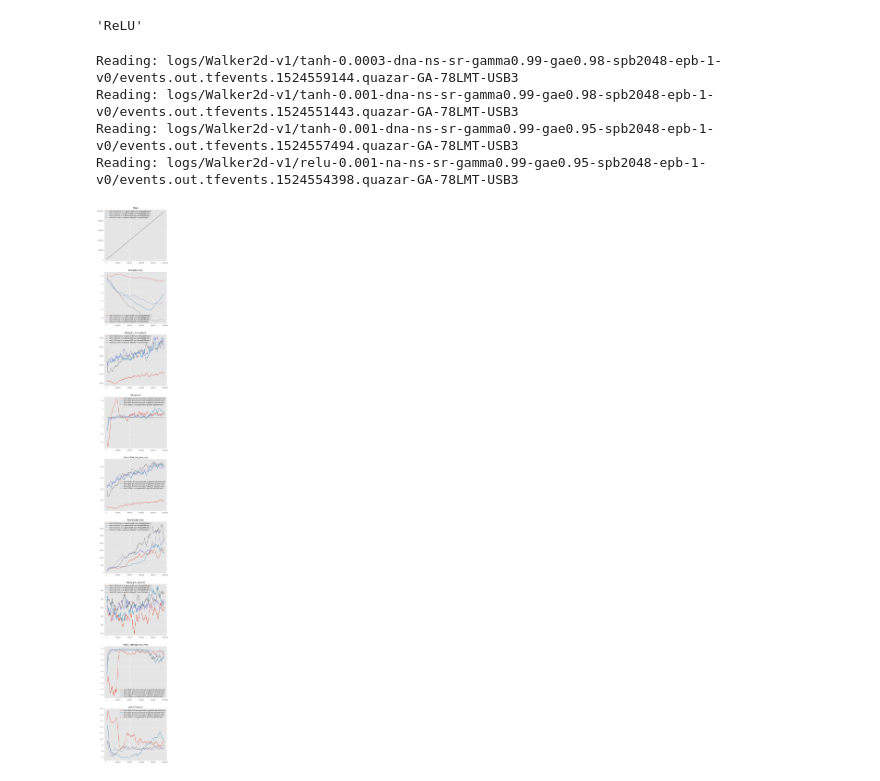
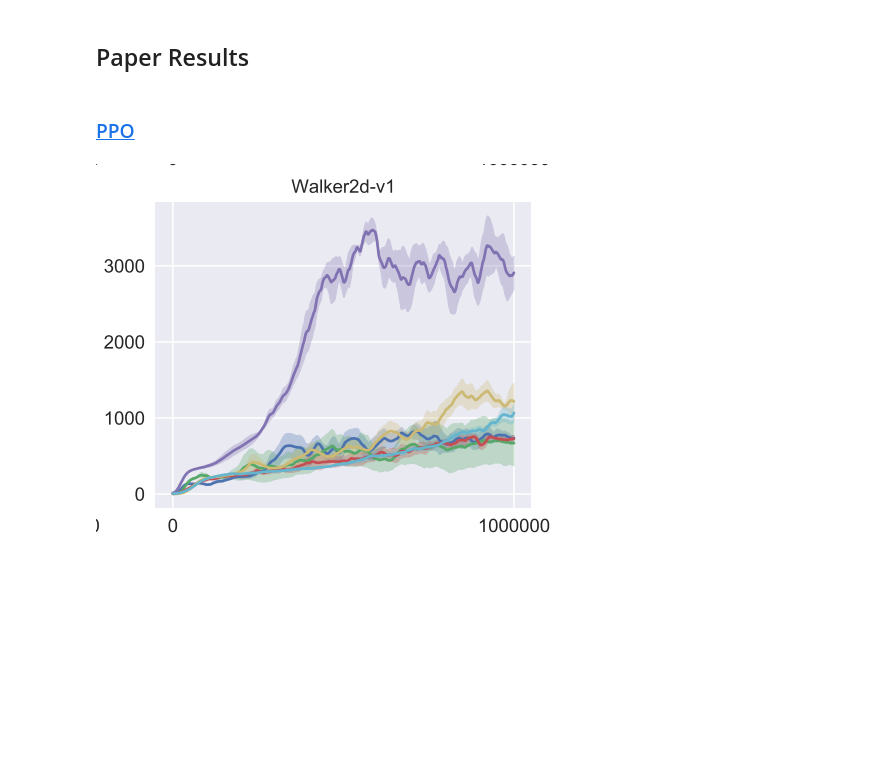
Before and after one commit to lgvaz/reward, a Jupyter notebook: benchmark/Walker2d.ipynb, the cells around one changed output. Cells and saved outputs as stored; diff of their text form; code cells hidden in the pictures; blank space fills up the shorter version.

```diff
--- a/benchmark/Walker2d.ipynb
+++ b/benchmark/Walker2d.ipynb
@@ -3,5 +1 @@ import torch.nn as nn
-# %%
-nn.ReLU.__name__
-# %% [output]
-'ReLU'
 # %%
@@ -8,12 +3,9 @@ nn.ReLU.__name__
 from utils import plot_logs
-# %%
-plot_logs(log_dir='./logs/Walker2d-v1/', tags=['tanh-0.0003-dna-ns-sr-gamma0.99-gae0.98-spb2048-epb-1',
-                                               'tanh-0.001-dna-ns-sr-gamma0.99-gae0.98-spb2048-epb-1',
-                                               'tanh-0.001-dna-ns-sr-gamma0.99-gae0.95-spb2048-epb-1',
-                                               'relu-0.001-na-ns-sr-gamma0.99-gae0.95-spb2048-epb-1'])
-# %% [output]
-Reading: logs/Walker2d-v1/tanh-0.0003-dna-ns-sr-gamma0.99-gae0.98-spb2048-epb-1-v0/events.out.tfevents.1524559144.quazar-GA-78LMT-USB3
-Reading: logs/Walker2d-v1/tanh-0.001-dna-ns-sr-gamma0.99-gae0.98-spb2048-epb-1-v0/events.out.tfevents.1524551443.quazar-GA-78LMT-USB3
-Reading: logs/Walker2d-v1/tanh-0.001-dna-ns-sr-gamma0.99-gae0.95-spb2048-epb-1-v0/events.out.tfevents.1524557494.quazar-GA-78LMT-USB3
-Reading: logs/Walker2d-v1/relu-0.001-na-ns-sr-gamma0.99-gae0.95-spb2048-epb-1-v0/events.out.tfevents.1524554398.quazar-GA-78LMT-USB3
-[figure, removed]
+# %% [markdown]
+## Paper Results
+# %% [markdown]
+### [PPO](arxiv.org/pdf/1707.06347.pdf)
+# %%
+Image('imgs/ppo/walker2d_paper.png')
+# %% [output]
+[figure, added]
```
Also changed, not shown: parts of 5 cells of this notebook, 16 other files.
